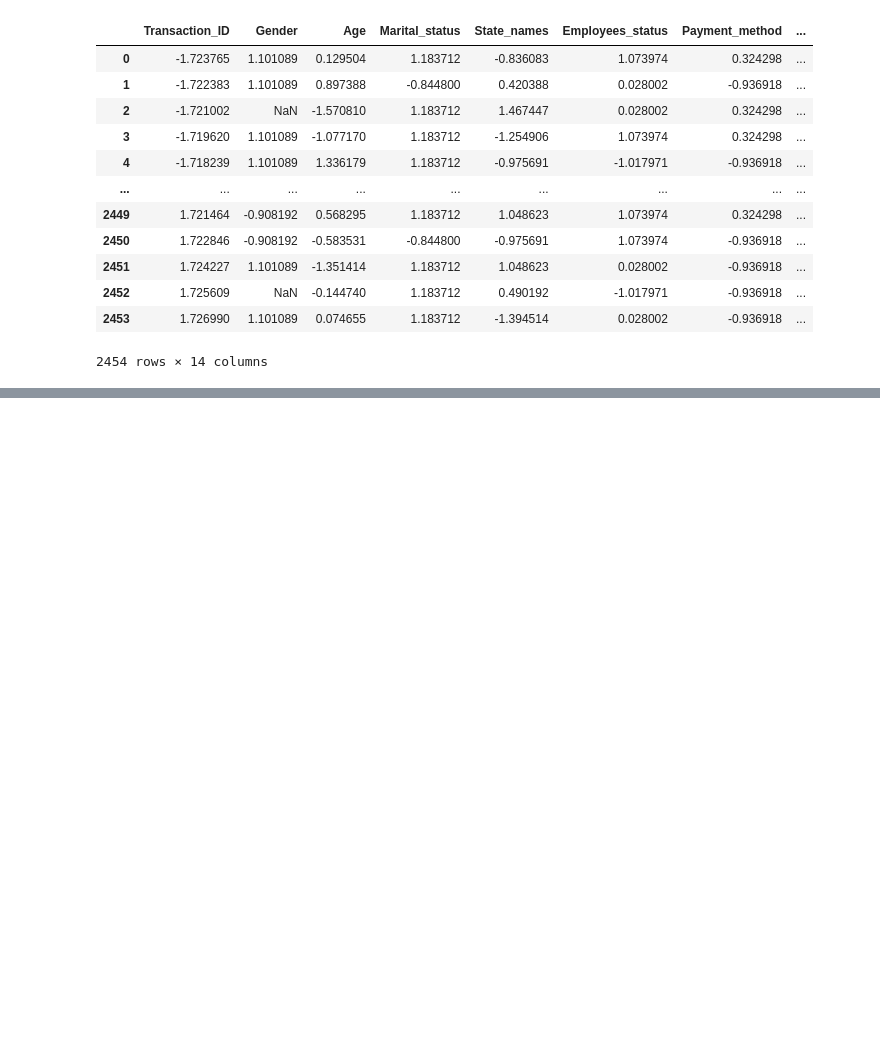
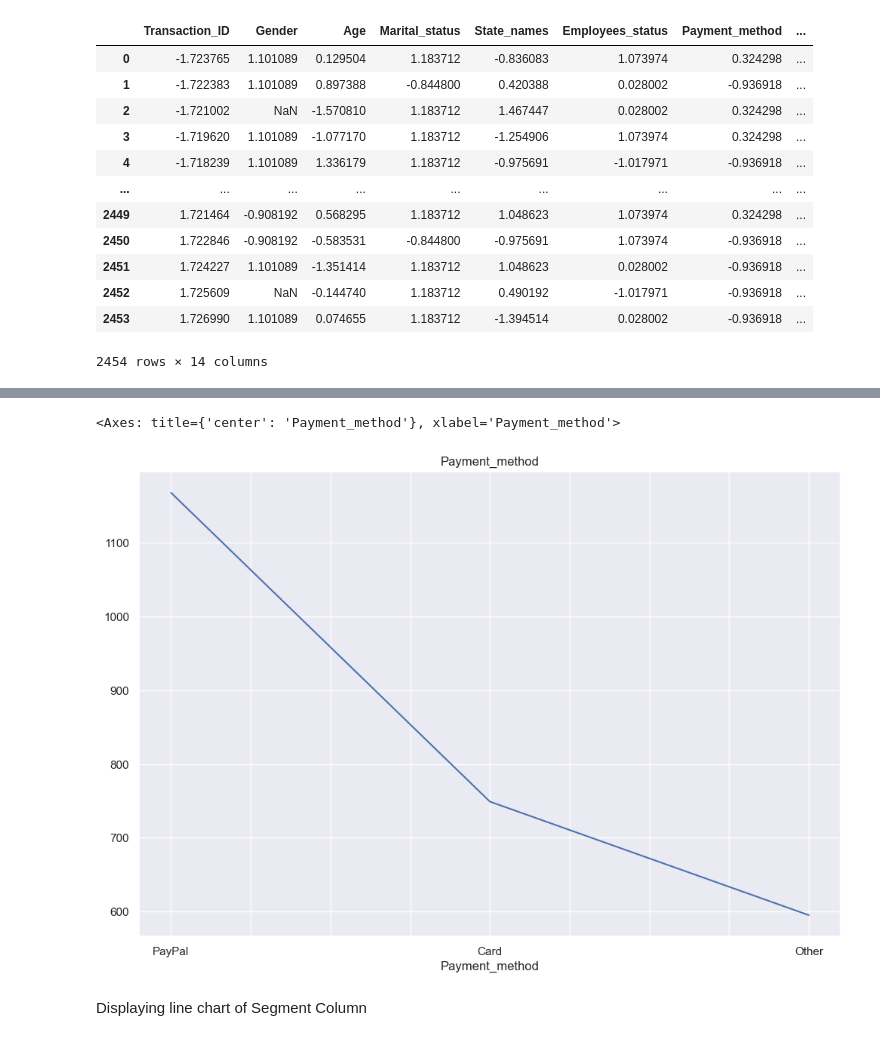
Before and after one commit to shehryarrashid/Data-Driven-AI, a Jupyter notebook: Exploratory-Data-Analysis/session4.ipynb, the cells around one changed output, grey strips where cells are left out. Saved outputs shown, nothing was run; the diff lists cells and outputs as text; code cells hidden in the pictures; blank space fills up the shorter version.

```diff
--- a/Exploratory-Data-Analysis/session4.ipynb
+++ b/Exploratory-Data-Analysis/session4.ipynb
@@ -375,0 +420,7 @@ Scaled Dataset Using StandardScaler
+# %%
+fulldata['Payment_method'].value_counts().plot(kind='line',title='Payment_method')
+# %% [output]
+<Axes: title={'center': 'Payment_method'}, xlabel='Payment_method'>
+[figure, added]
+# %% [markdown]
+Displaying line chart of Segment Column
```
Also changed, not shown: parts of 22 cells of this notebook, 2 other files.
